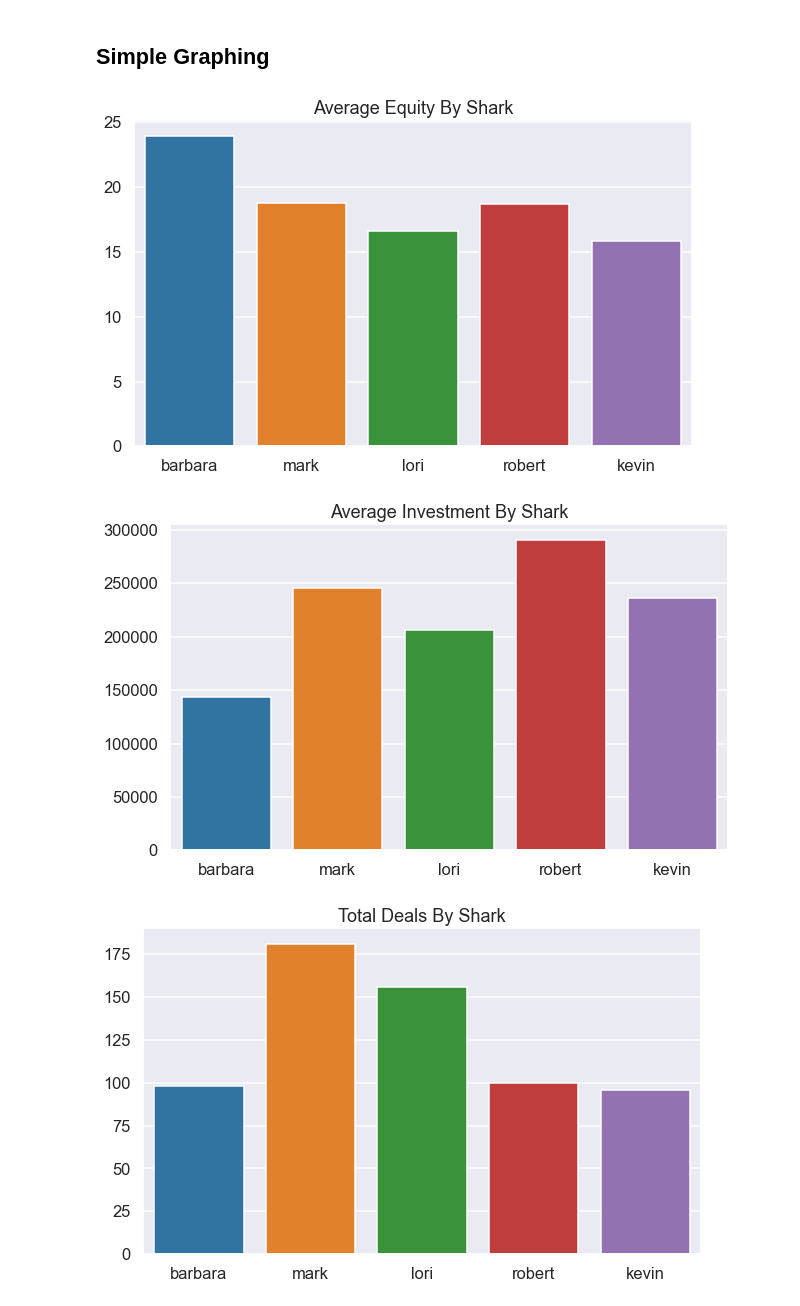
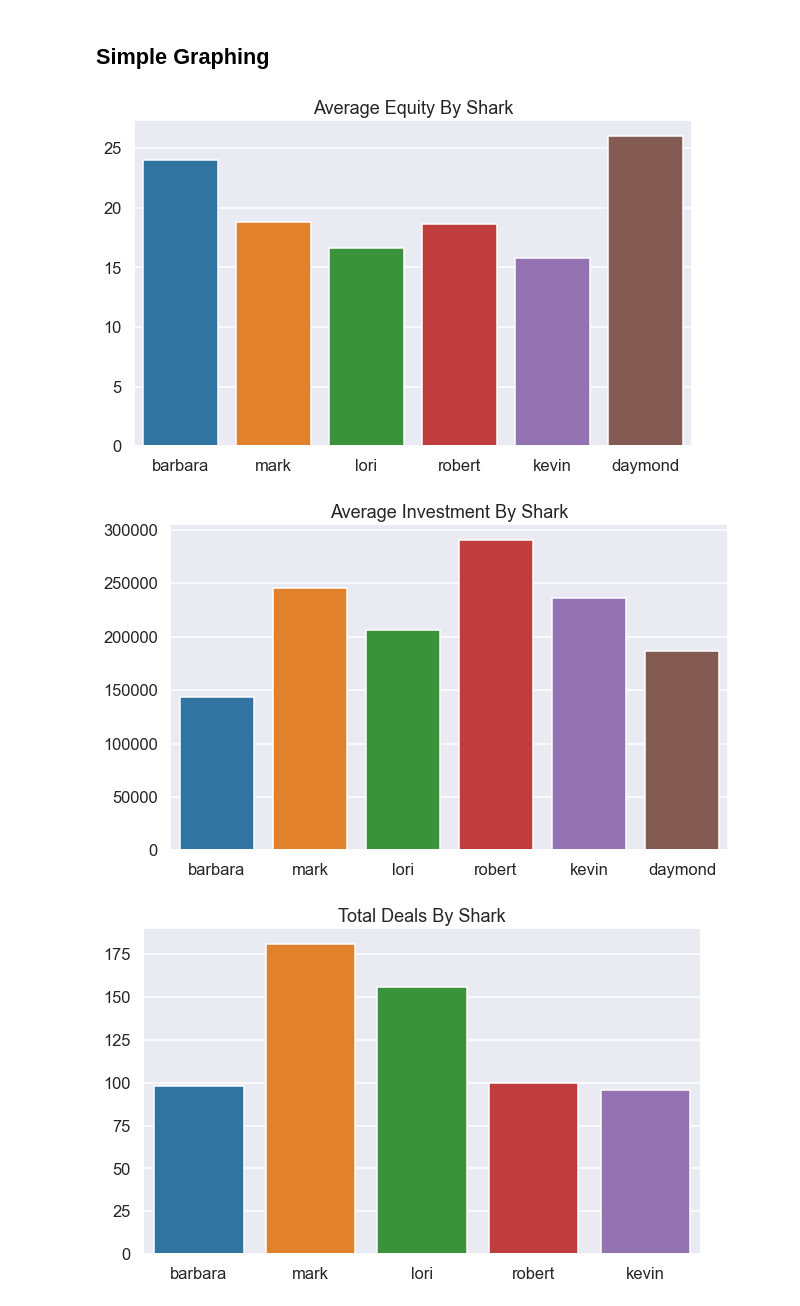
Before and after one commit to CGrannan/shark_tank, a Jupyter notebook: shark_tank.ipynb, the cells around one changed output. Drawn from its saved outputs; the diff is of its cells as text; code cells hidden in the pictures.

```diff
--- a/shark_tank.ipynb
+++ b/shark_tank.ipynb
@@ -490,0 +594,3 @@ Name: kevin_h_present, dtype: int64
+# %%
+inc_eps = inc_eps[['startup_name', 'barbara_present', 'mark_present', 'lori_present', 'robert_present', 'daymond_present', 'kevin_present']]
+inc_eps
@@ -490,0 +627,11 @@ Name: kevin_h_present, dtype: int64
+# %%
+# For chris to revise
+df.loc[df.startup_name.isin(inc_eps.startup_name),'barbara_present'] = inc_eps['barbara_present'].values
+df.loc[df.startup_name.isin(inc_eps.startup_name),'mark_present'] = inc_eps['mark_present'].values
+df.loc[df.startup_name.isin(inc_eps.startup_name),'lori_present'] = inc_eps['lori_present'].values
+df.loc[df.startup_name.isin(inc_eps.startup_name),'robert_present'] = inc_eps['robert_present'].values
+df.loc[df.startup_name.isin(inc_eps.startup_name),'daymond_present'] = inc_eps['daymond_present'].values
+df.loc[df.startup_name.isin(inc_eps.startup_name),'kevin_present'] = inc_eps['kevin_present'].values
+# %%
+air_dates = pd.read_csv('missing air date completed.csv')[['startup_name', 'original_air_date']]
+air_dates
@@ -490,0 +652,2 @@ Name: kevin_h_present, dtype: int64
+# %%
+df.loc[df.startup_name.isin(air_dates.startup_name), 'original_air_date'] = air_dates.original_air_date.values
@@ -491,18 +674,17 @@ Name: kevin_h_present, dtype: int64
 # %% [markdown]
 ## Simple Graphing
 # %%
-sharks = ['barbara', 'mark', 'lori', 'robert', 'kevin']
+sharks = ['barbara', 'mark', 'lori', 'robert', 'kevin', 'daymond']
 means = []
 for shark in sharks:
     means.append(df['{}_investment_equity'.format(shark)].mean())
 fig = plt.figure(figsize=(10,6))
 sns.barplot(x=sharks, y=means)
 plt.title('Average Equity By Shark')
 plt.show()
 # %% [output]
-[figure, old version]
+[figure, new version]
 # %%
-sharks = ['barbara', 'mark', 'lori', 'robert', 'kevin']
 means = []
 for shark in sharks:
     means.append(df['{}_investment_amount'.format(shark)].mean())
@@ -511,7 +693,7 @@ sns.barplot(x=sharks, y=means)
 plt.title('Average Investment By Shark')
 plt.show()
 # %% [output]
-[figure, old version]
+[figure, new version]
 # %%
 sharks = ['barbara', 'mark', 'lori', 'robert', 'kevin']
 counts = []
```
Also changed, not shown: parts of 38 cells of this notebook, 1 other file.
